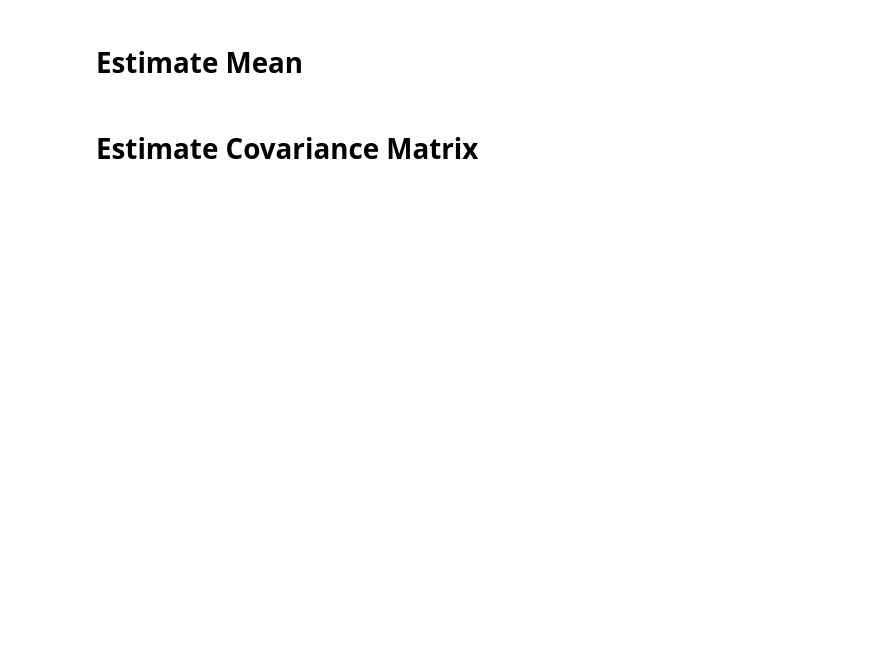
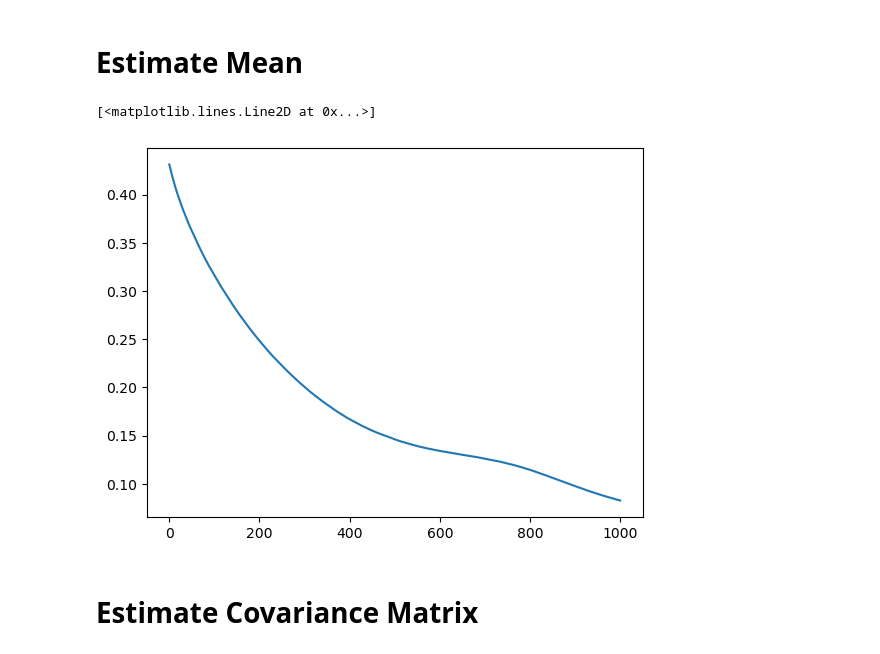
Before and after one commit to monarsan/robust-GAN, a Jupyter notebook: work/main/demo.ipynb, the cells around one changed output. Drawn from its saved outputs; the diff is of its cells as text; code cells hidden in the pictures; blank space fills up the shorter version.

```diff
--- a/work/main/demo.ipynb
+++ b/work/main/demo.ipynb
@@ -6,14 +6,17 @@ from gan import gan as GAN
 # Estimate Mean
 # %%
 gan = GAN(data_dim = 10, eps= 0.1)
-gan.dist_init(setting= 'mu', true_mean = 5, out_mean = 0)
-gan.data_init(data_size = 1000, mc_size= 3)
+gan.dist_init(setting='mu', true_mean=5, out_mean=0)
+gan.data_init(data_size=1000, mc_ratio=3)
 gan.model_init()
-gan.optimizer_init(lr_d = 0.27, lr_g = 0.017, decay_par = 0.015)
-gan.fit(optim_iter= 100)
+gan.optimizer_init(lr_d = 1, lr_g = 0.02, decay_par = 0.4, reg_d= 6e-5)
+gan.fit(optim_iter= 1000)
 
 #plot result
 plt.plot(gan.l2_loss)
+# %% [output]
+[<matplotlib.lines.Line2D at 0x...>]
+[figure, added]
 # %% [markdown]
 # Estimate Covariance Matrix
 # %%
```
Also changed, not shown: parts of 1 cell of this notebook, 1 other file.
